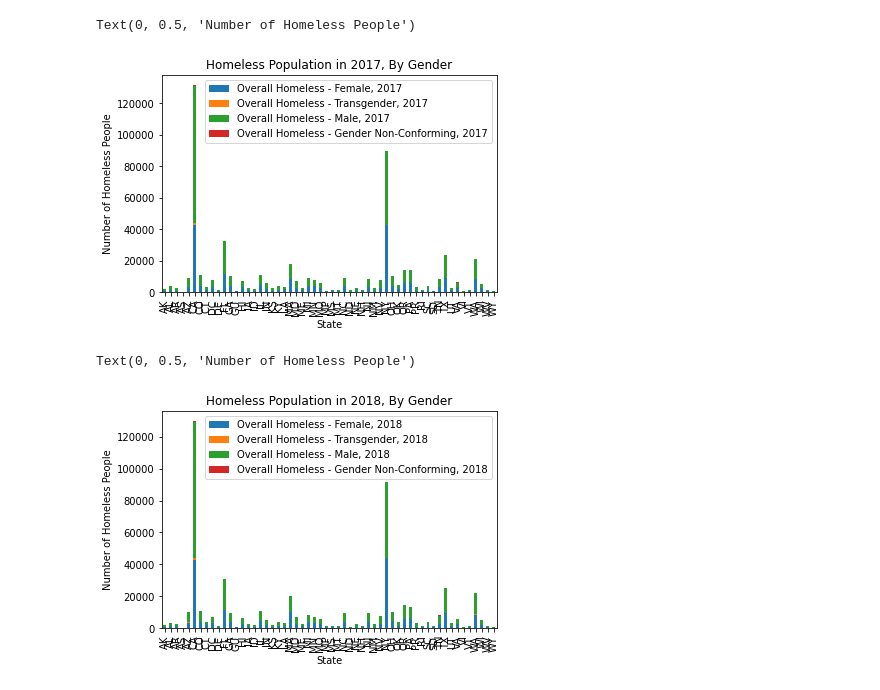
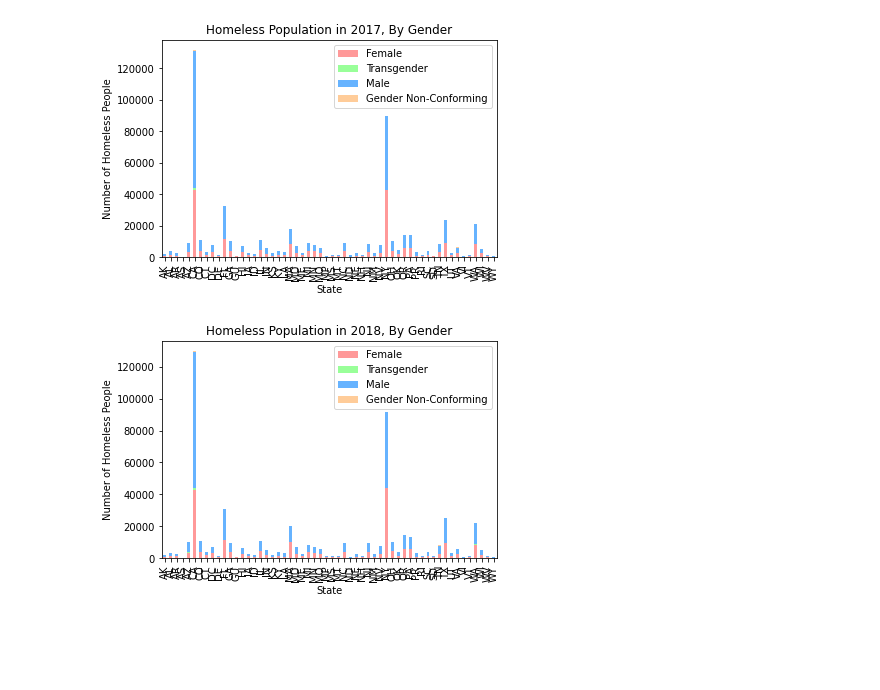
Before and after one commit to esther2897/project_one, a Jupyter notebook: Analysis_Gender.ipynb, the cells around one changed output. Cells and saved outputs as stored; diff of their text form; code cells hidden in the pictures; blank space fills up the shorter version.

```diff
--- a/Analysis_Gender.ipynb
+++ b/Analysis_Gender.ipynb
@@ -12,19 +12,21 @@ for file in os.listdir("datasets"):
 # %%
 PIT_2017 = dataframes[1]
 PIT_2017.head()
 gender_seven = PIT_2017[["State","Overall Homeless - Female, 2017","Overall Homeless - Male, 2017","Overall Homeless - Transgender, 2017","Overall Homeless - Gender Non-Conforming, 2017"]]
 gender_seven = gender_seven.replace(r'^\s*$', np.nan, regex=True)
 gender_seven = gender_seven[["Overall Homeless - Female, 2017","Overall Homeless - Transgender, 2017","Overall Homeless - Male, 2017","Overall Homeless - Gender Non-Conforming, 2017"]].astype(float)
+gender_seven = gender_seven.rename(columns={"Overall Homeless - Female, 2017": "Female", "Overall Homeless - Transgender, 2017":"Transgender", "Overall Homeless - Male, 2017": "Male", "Overall Homeless - Gender Non-Conforming, 2017": "Gender Non-Conforming"})
 gender_seven["State"] = PIT_2017["State"]
 gender_seven = gender_seven.set_index("State")
 sum_seven = gender_seven.loc["Total", :]
 gender_seven_no_total = gender_seven.drop("Total")
-gen_sev = gender_seven_no_total.plot.bar(stacked=True, title = 'Homeless Population in 2017, By Gender')
+colors = ['#ff9999','#99ff99','#66b3ff','#ffcc99']
+gen_sev = gender_seven_no_total.plot.bar(stacked=True, title = 'Homeless Population in 2017, By Gender', color = {'Female': '#ff9999', 'Male': '#66b3ff', 'Transgender': '#99ff99', 'Gender Non-Conforming': '#ffcc99'})
 gen_sev.set_xlabel("State")
 gen_sev.set_ylabel("Number of Homeless People")
+plt.savefig("gender_trends_by_state_2017.png")
 # %% [output]
-Text(0, 0.5, 'Number of Homeless People')
-[figure, old version]
+[figure, new version]
 # %%
 PIT_2018 = dataframes[2]
 PIT_2018.head()
@@ -32,16 +34,17 @@ gender_eight = PIT_2018[["State","Overall Homeless - Female, 2018","Overall Home
 gender_eight = gender_eight.replace(r'^\s*$', np.nan, regex=True)
 gender_eight = gender_eight[["Overall Homeless - Female, 2018","Overall Homeless - Transgender, 2018","Overall Homeless - Male, 2018","Overall Homeless - Gender Non-Conforming, 2018"]].astype(float)
 gender_eight.head()
+gender_eight = gender_eight.rename(columns={"Overall Homeless - Female, 2018": "Female", "Overall Homeless - Transgender, 2018":"Transgender", "Overall Homeless - Male, 2018": "Male", "Overall Homeless - Gender Non-Conforming, 2018": "Gender Non-Conforming"})
 gender_eight["State"] = PIT_2018["State"]
 gender_eight = gender_eight.set_index("State")
 sum_eight = gender_eight.loc["Total", :]
 gender_eight_no_total = gender_eight.drop("Total")
-gen_eig = gender_eight_no_total.plot.bar(stacked=True, title = 'Homeless Population in 2018, By Gender')
+gen_eig = gender_eight_no_total.plot.bar(stacked=True, title = 'Homeless Population in 2018, By Gender', color = {'Female': '#ff9999', 'Male': '#66b3ff', 'Transgender': '#99ff99', 'Gender Non-Conforming': '#ffcc99'})
 gen_eig.set_xlabel("State")
 gen_eig.set_ylabel("Number of Homeless People")
+plt.savefig("gender_trends_by_state_2018.png")
 # %% [output]
-Text(0, 0.5, 'Number of Homeless People')
-[figure, old version]
+[figure, new version]
 # %%
 PIT_2019 = dataframes[3]
 PIT_2019.head()
```
Also changed, not shown: parts of 8 cells of this notebook, 7 other files.
